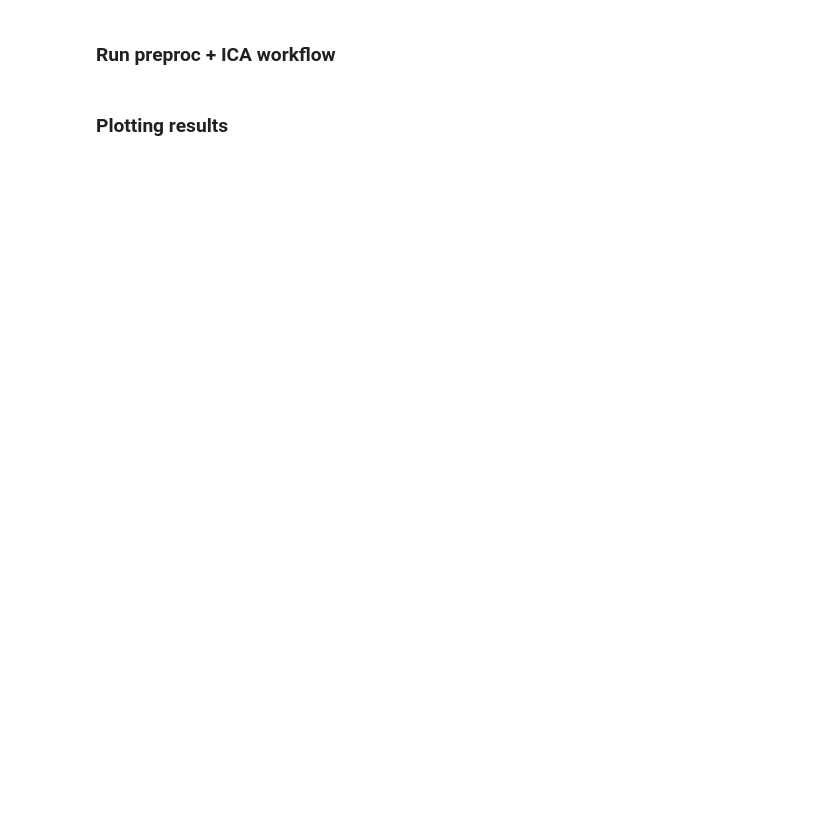
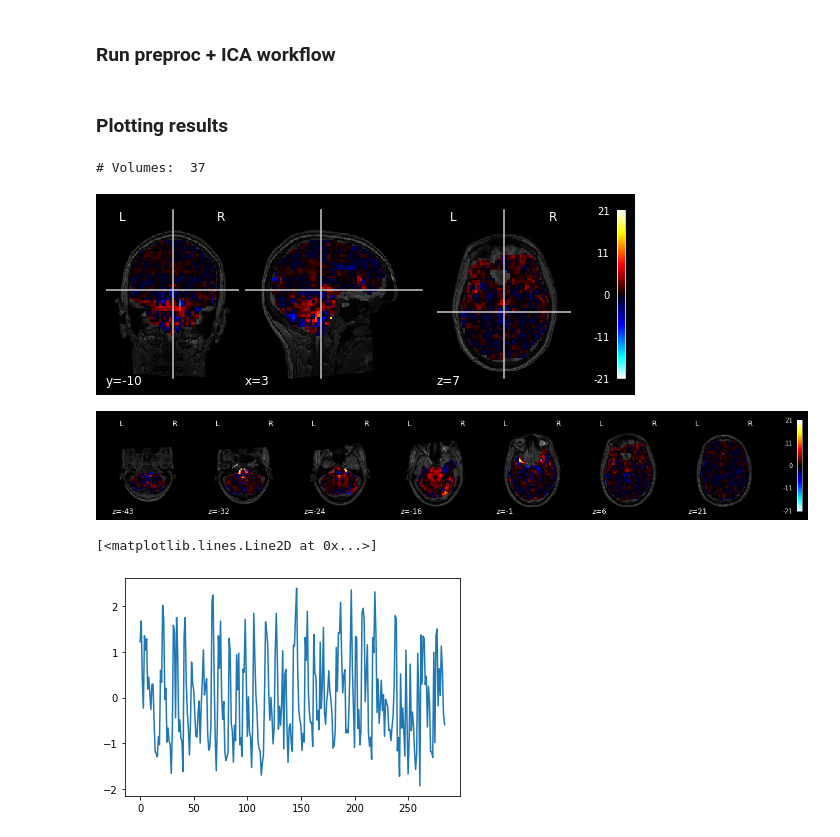
Before and after one commit to ViCCo-Group/ICA-fMRI, a Jupyter notebook: notebooks/preprocica.ipynb, the cells around one changed output. Saved outputs shown, nothing was run; the diff lists cells and outputs as text; code cells hidden in the pictures; blank space fills up the shorter version.

```diff
--- a/notebooks/preprocica.ipynb
+++ b/notebooks/preprocica.ipynb
@@ -47,24 +50,31 @@ melodicwf.run()
 ### Plotting results
 # %%
 # hardcoded paths
-melodicimg = '/LOCAL/jzerbe/temp_results/melodic/sub-08_task-effort_space-T1w_melodic/melodic_IC.nii.gz'
-anatimg = '/LOCAL/jzerbe/faces_vs_houses/derivatives/fmriprep/sub-08/anat/sub-08_desc-preproc_T1w.nii.gz'
-ic_file = '/LOCAL/jzerbe/temp_results/melodic/sub-08_task-effort_space-T1w_melodic/melodic_ICstats.txt'
+sub = 'sub-10'
+melodicimg = f'/LOCAL/jzerbe/faces_vs_houses/ds002938/derivatives/melodic/{sub}/{sub}_task-1back_space-T1w_melodic/melodic_IC.nii.gz'
+anatimg = f'/LOCAL/jzerbe/faces_vs_houses/ds002938/derivatives/fmriprep/{sub}/anat/{sub}_desc-preproc_T1w.nii.gz'
+ic_file = f'/LOCAL/jzerbe/faces_vs_houses/ds002938/derivatives/melodic/{sub}/{sub}_task-1back_space-T1w_melodic/melodic_ICstats.txt'
 # %%
 # coronal, horizontal & sagital
 print('# Volumes: ', image.load_img(melodicimg).shape[3]) # nr of volumes
-volume = image.index_img(melodicimg, 0)
+volume = image.index_img(melodicimg, 2) #0
 img_ortho = plotting.plot_stat_map(volume, bg_img=anatimg, display_mode='ortho')
 plt.show()
 
 # multiple horizontal
 img_z = plotting.plot_stat_map(volume, bg_img=anatimg, display_mode='z')
 plt.show()
 
 # IC signal shape
-ic_file = '/LOCAL/jzerbe/temp_results/melodic/sub-08_task-effort_space-T1w_melodic/melodic_mix'
+ic_file = f'/LOCAL/jzerbe/faces_vs_houses/ds002938/derivatives/melodic/{sub}/{sub}_task-1back_space-T1w_melodic/melodic_mix'
 ic = np.loadtxt(ic_file)
-plt.plot(ic[:,0])
+plt.plot(ic[:,2]) #0
+# %% [output]
+# Volumes:  37
+[figure, added]
+[figure, added]
+[<matplotlib.lines.Line2D at 0x...>]
+[figure, added]
 # %%
 # interactive
 plotting.view_img(volume, bg_img=anatimg, threshold=2, vmax=4, cut_coords=[-42, -16, 52], title="")
```
Also changed, not shown: parts of 1 cell of this notebook, 4 other files.
